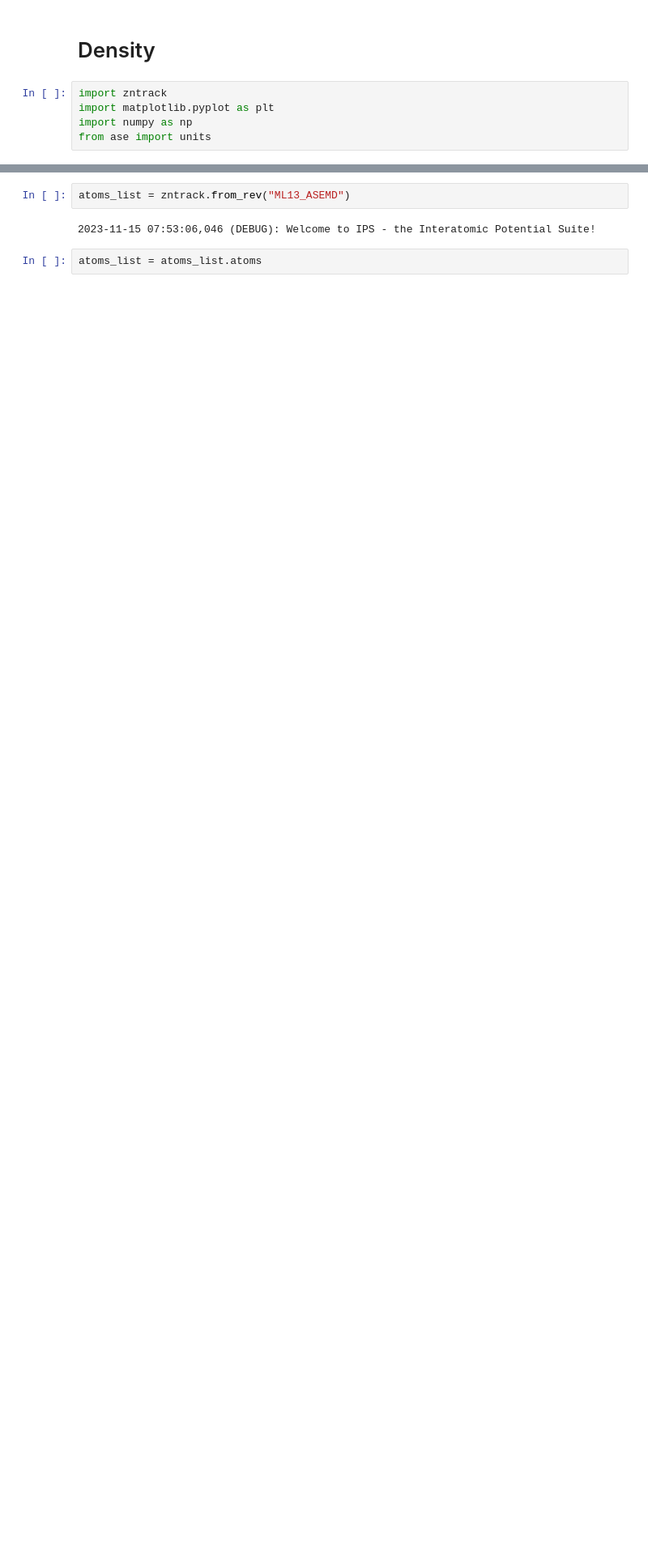
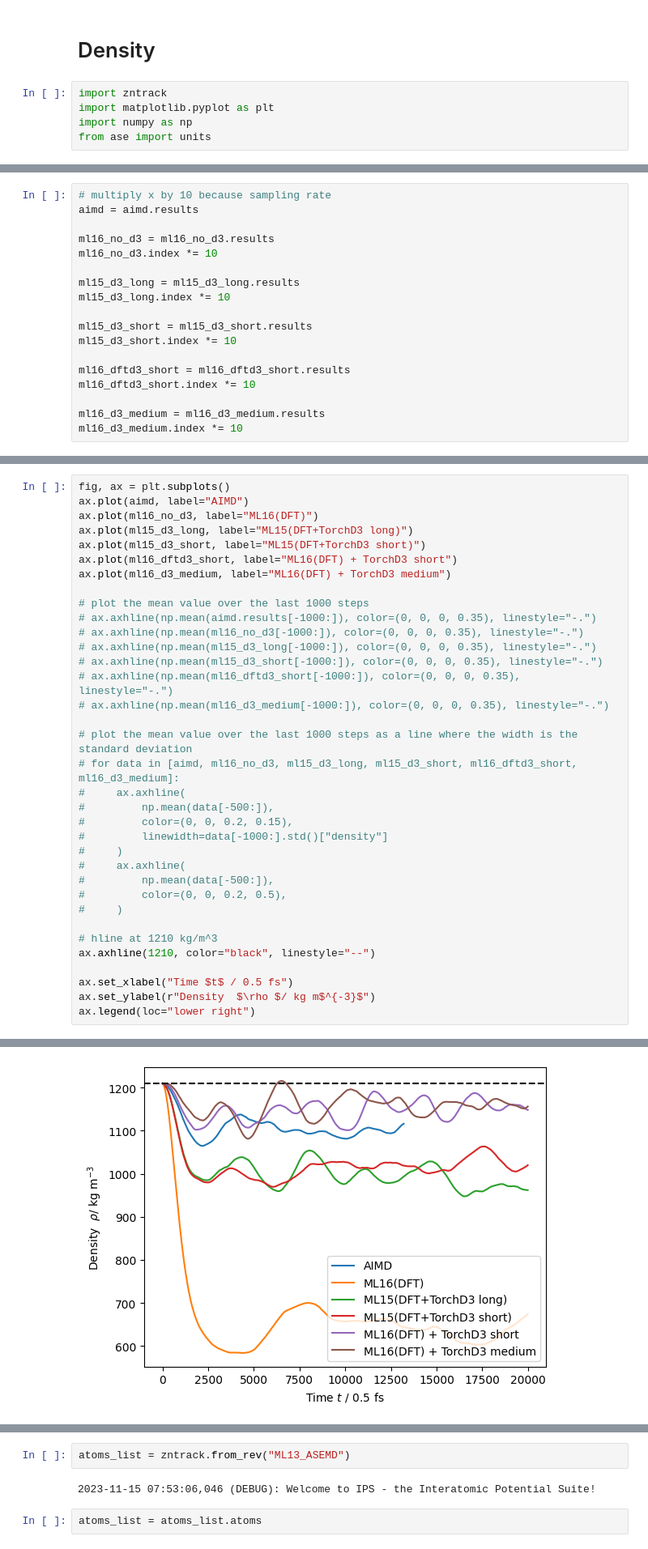
Before and after one commit to IPSProjects/BMIM-BF4, a Jupyter notebook: analysis.ipynb, the cells around one changed output, grey strips where cells are left out. Shown at 81% size. Saved outputs shown, nothing was run; the diff lists cells and outputs as text; blank space fills up the shorter version.

Commit message:
medium d3 npt

```diff
--- a/analysis.ipynb
+++ b/analysis.ipynb
@@ -7,0 +16,18 @@ from ase import units
+# %%
+# multiply x by 10 because sampling rate
+aimd = aimd.results
+
+ml16_no_d3 = ml16_no_d3.results
+ml16_no_d3.index *= 10
+
+ml15_d3_long = ml15_d3_long.results
+ml15_d3_long.index *= 10
+
+ml15_d3_short = ml15_d3_short.results
+ml15_d3_short.index *= 10
+
+ml16_dftd3_short = ml16_dftd3_short.results
+ml16_dftd3_short.index *= 10
+
+ml16_d3_medium = ml16_d3_medium.results
+ml16_d3_medium.index *= 10
@@ -7,0 +36,36 @@ from ase import units
+# %%
+fig, ax = plt.subplots()
+ax.plot(aimd, label="AIMD")
+ax.plot(ml16_no_d3, label="ML16(DFT)")
+ax.plot(ml15_d3_long, label="ML15(DFT+TorchD3 long)")
+ax.plot(ml15_d3_short, label="ML15(DFT+TorchD3 short)")
+ax.plot(ml16_dftd3_short, label="ML16(DFT) + TorchD3 short")
+ax.plot(ml16_d3_medium, label="ML16(DFT) + TorchD3 medium")
+
+# plot the mean value over the last 1000 steps
+# ax.axhline(np.mean(aimd.results[-1000:]), color=(0, 0, 0, 0.35), linestyle="-.")
+# ax.axhline(np.mean(ml16_no_d3[-1000:]), color=(0, 0, 0, 0.35), linestyle="-.")
+# ax.axhline(np.mean(ml15_d3_long[-1000:]), color=(0, 0, 0, 0.35), linestyle="-.")
+# ax.axhline(np.mean(ml15_d3_short[-1000:]), color=(0, 0, 0, 0.35), linestyle="-.")
+# ax.axhline(np.mean(ml16_dftd3_short[-1000:]), color=(0, 0, 0, 0.35), linestyle="-.")
+# ax.axhline(np.mean(ml16_d3_medium[-1000:]), color=(0, 0, 0, 0.35), linestyle="-.")
+
+# plot the mean value over the last 1000 steps as a line where the width is the standard deviation
+# for data in [aimd, ml16_no_d3, ml15_d3_long, ml15_d3_short, ml16_dftd3_short, ml16_d3_medium]:
+#     ax.axhline(
+#         np.mean(data[-500:]),
+#         color=(0, 0, 0.2, 0.15),
+#         linewidth=data[-1000:].std()["density"]
+#     )
+#     ax.axhline(
+#         np.mean(data[-500:]),
+#         color=(0, 0, 0.2, 0.5),
+#     )
+
+# hline at 1210 kg/m^3
+ax.axhline(1210, color="black", linestyle="--")
+
+ax.set_xlabel("Time $t$ / 0.5 fs")
+ax.set_ylabel(r"Density  $\rho $/ kg m$^{-3}$")
+ax.legend(loc="lower right")
+# %% [output]
@@ -7,0 +73 @@ from ase import units
+[figure, added]
```
Also changed, not shown: parts of 4 cells of this notebook, 9 other files.
